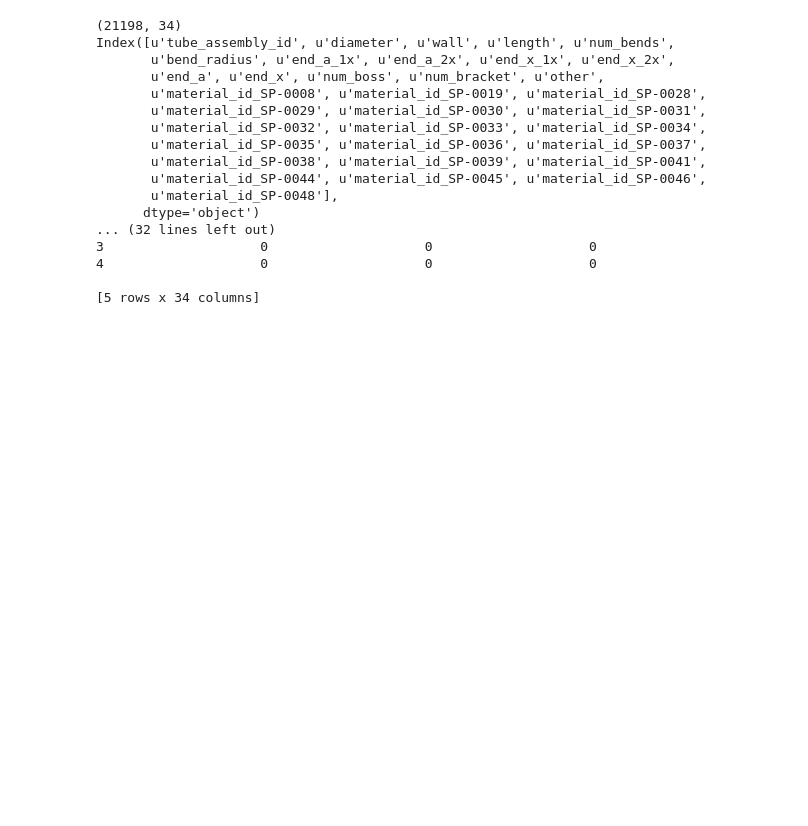
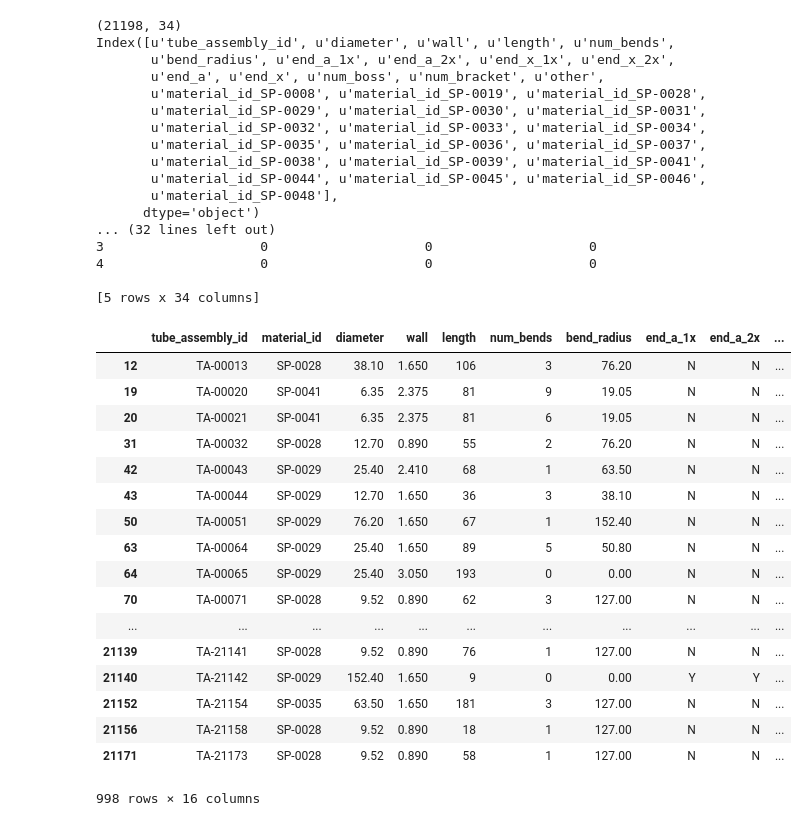
Before and after one commit to timmyshen/Cat_Tube, a Jupyter notebook: tube.ipynb, the cells around one changed output. Drawn from its saved outputs; the diff is of its cells as text; code cells hidden in the pictures; blank space fills up the shorter version.

```diff
--- a/tube.ipynb
+++ b/tube.ipynb
@@ -110,3 +96,24 @@ Index([u'tube_assembly_id', u'diameter', u'wall', u'length', u'num_bends',
 4                    0                    0                    0
 
 [5 rows x 34 columns]
+# %%
+tube[tube.end_a == 'NONE']
+# %% [output]
+|  | tube_assembly_id | material_id | diameter | wall | length | num_bends | bend_radius | end_a_1x | end_a_2x | ... |
+| 12 | TA-00013 | SP-0028 | 38.10 | 1.650 | 106 | 3 | 76.20 | N | N | ... |
+| 19 | TA-00020 | SP-0041 | 6.35 | 2.375 | 81 | 9 | 19.05 | N | N | ... |
+| 20 | TA-00021 | SP-0041 | 6.35 | 2.375 | 81 | 6 | 19.05 | N | N | ... |
+| 31 | TA-00032 | SP-0028 | 12.70 | 0.890 | 55 | 2 | 76.20 | N | N | ... |
+| 42 | TA-00043 | SP-0029 | 25.40 | 2.410 | 68 | 1 | 63.50 | N | N | ... |
+| 43 | TA-00044 | SP-0029 | 12.70 | 1.650 | 36 | 3 | 38.10 | N | N | ... |
+| 50 | TA-00051 | SP-0029 | 76.20 | 1.650 | 67 | 1 | 152.40 | N | N | ... |
+| 63 | TA-00064 | SP-0029 | 25.40 | 1.650 | 89 | 5 | 50.80 | N | N | ... |
+| 64 | TA-00065 | SP-0029 | 25.40 | 3.050 | 193 | 0 | 0.00 | N | N | ... |
+| 70 | TA-00071 | SP-0028 | 9.52 | 0.890 | 62 | 3 | 127.00 | N | N | ... |
+| ... | ... | ... | ... | ... | ... | ... | ... | ... | ... | ... |
+| 21139 | TA-21141 | SP-0028 | 9.52 | 0.890 | 76 | 1 | 127.00 | N | N | ... |
+| 21140 | TA-21142 | SP-0029 | 152.40 | 1.650 | 9 | 0 | 0.00 | Y | Y | ... |
+| 21152 | TA-21154 | SP-0035 | 63.50 | 1.650 | 181 | 3 | 127.00 | N | N | ... |
+| 21156 | TA-21158 | SP-0028 | 9.52 | 0.890 | 18 | 1 | 127.00 | N | N | ... |
+| 21171 | TA-21173 | SP-0028 | 9.52 | 0.890 | 58 | 1 | 127.00 | N | N | ... |
+998 rows × 16 columns
```
Also changed, not shown: parts of 3 cells of this notebook, 4 other files.
